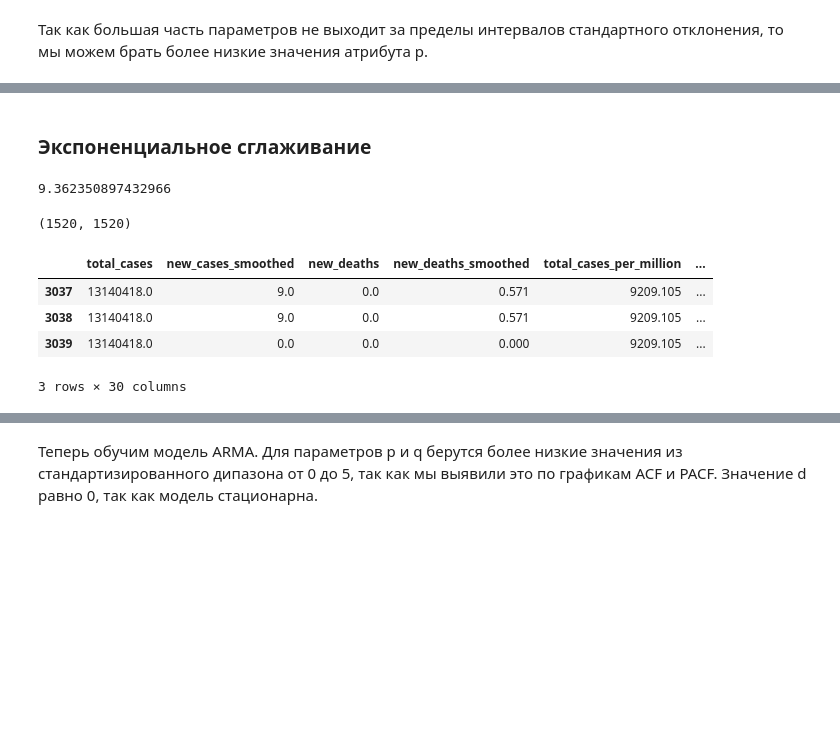
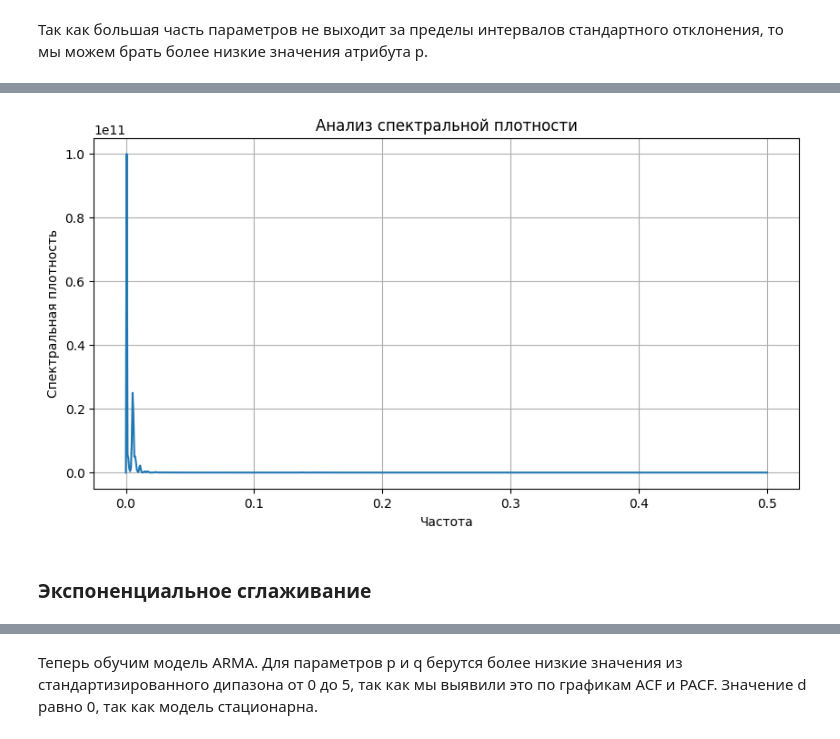
Before and after one commit to stapding/ProfChemp, a Jupyter notebook: Professionals2024/Timur/Templates_Timur/Session3_Timur/Gimadeev_ProfTasks_Session_3.ipynb, the cells around one changed output, grey strips where cells are left out. Drawn from its saved outputs; the diff is of its cells as text; code cells hidden in the pictures; blank space fills up the shorter version.

```diff
--- a/Professionals2024/Timur/Templates_Timur/Session3_Timur/Gimadeev_ProfTasks_Session_3.ipynb
+++ b/Professionals2024/Timur/Templates_Timur/Session3_Timur/Gimadeev_ProfTasks_Session_3.ipynb
@@ -232,19 +249,19 @@ plt.show()
+# %%
+from scipy.signal import periodogram
+frequencies, power = periodogram(filtered_data["new_cases_smoothed"], fs=1)
+
+# Выводим график спектральной плотности
+plt.figure(figsize=(10, 5))
+plt.plot(frequencies, power)
+plt.xlabel('Частота')
+plt.ylabel('Спектральная плотность')
+plt.title('Анализ спектральной плотности')
+plt.grid()
+plt.show()
+# %% [output]
+[figure, added]
 # %% [markdown]
 ### Экспоненциальное сглаживание
 # %%
-alpha = 0.2
-# первое значение совпадает со значением временного ряда
-exp_smoothing = [filtered_data['new_cases_smoothed'].iloc[0]]
-
-# в цикле for последовательно применяем формулу ко всем элементам ряда
-for i in range(1, len(filtered_data['new_cases_smoothed'])):
-  exp_smoothing.append(alpha * filtered_data['new_cases_smoothed'].iloc[i] + (1 - alpha) * exp_smoothing[i - 1])
-
-# выведем прогнозное значение для 366-го дня (1 января 1960 года)
-exp_smoothing[-1]
+exp_train = filtered_data[:int(len(filtered_data) * 0.5)]
+exp_test = filtered_data[int(len(filtered_data) * 0.5):]
-# %% [output]
-9.362350897432966
-# %%
-len(filtered_data), len(exp_smoothing)
-# %% [output]
-(1520, 1520)
@@ -253,11 +268 @@ exp_df=filtered_data.copy(deep=True)
-# %%
-# добавим кривую сглаживаия в качестве столбца в датафрейм
-exp_df['Exp_smoothing'] = exp_smoothing
-exp_df.tail(3)
-# %% [output]
-|  | total_cases | new_cases_smoothed | new_deaths | new_deaths_smoothed | total_cases_per_million | ... |
-| 3037 | 13140418.0 | 9.0 | 0.0 | 0.571 | 9209.105 | ... |
-| 3038 | 13140418.0 | 9.0 | 0.0 | 0.571 | 9209.105 | ... |
-| 3039 | 13140418.0 | 0.0 | 0.0 | 0.000 | 9209.105 | ... |
-3 rows × 30 columns
 # %%
```
Also changed, not shown: parts of 34 cells of this notebook, 1 other file.
